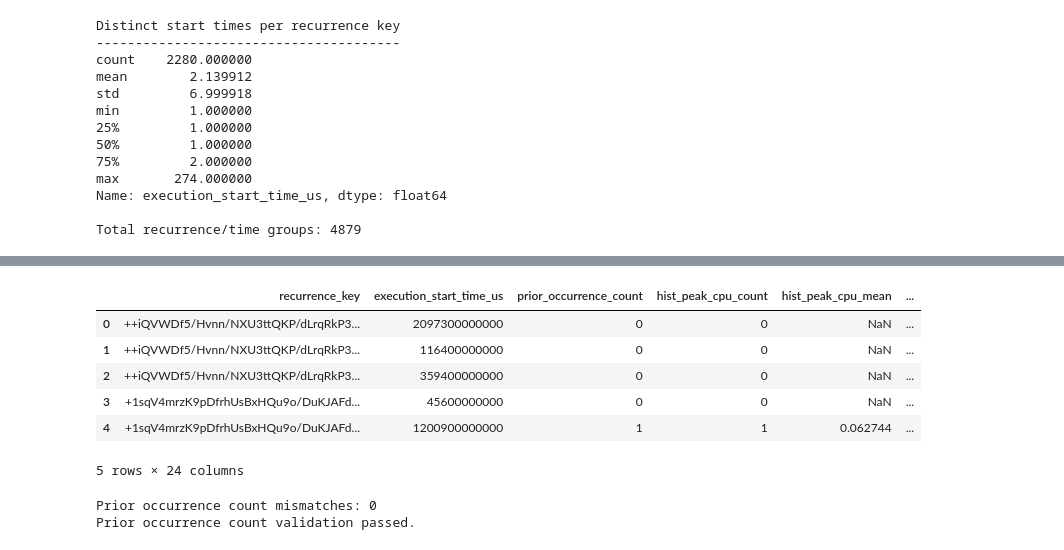
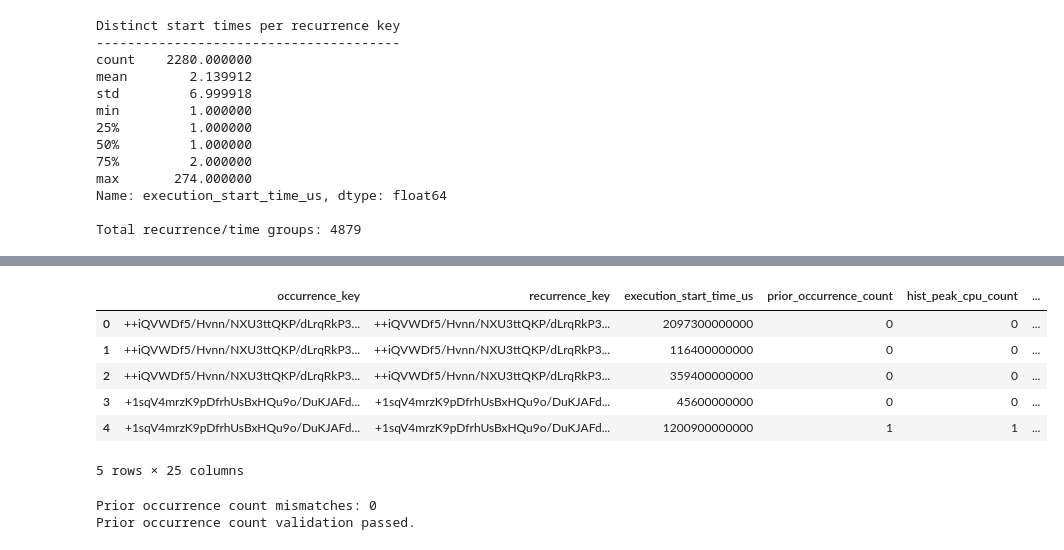
Before and after one commit to sonalilonkar1/masters-project, a Jupyter notebook: pipelines/google_subset/03_buildProfilesAndMetrics.ipynb, the cells around one changed output, grey strips where cells are left out. Drawn from its saved outputs; the diff is of its cells as text; code cells hidden in the pictures.

```diff
--- a/pipelines/google_subset/03_buildProfilesAndMetrics.ipynb
+++ b/pipelines/google_subset/03_buildProfilesAndMetrics.ipynb
@@ -285,66 +679,42 @@ Name: execution_start_time_us, dtype: float64
 
 Total recurrence/time groups: 4879
 # %%
-# Build occurrence-level data
-
-# An occurrence is defined by:
-# recurrence_key + execution_start_time_us
-#
-# CPU and memory use the maximum value across all execution
-# rows belonging to the same occurrence.
-occurrences = (
-    history
-    .groupby(
-        ["recurrence_key", "execution_start_time_us"],
-        as_index=False
-    )
-    .agg(
-        # The occurrence is complete only when all execution rows
-        # in that occurrence have completed.
-        occurrence_end_time_us=("execution_end_time_us", "max"),
-
-        # Occurrence-level resource values
-        occurrence_peak_cpu_ncu=("peak_cpu_ncu", "max"),
-        occurrence_peak_memory_normalized=("peak_memory_normalized", "max"),
-
-        # Keep runtime available for the existing runtime profiles
-        occurrence_runtime_sec=("runtime_sec", "max"),
-
-        # Useful for validating how many execution rows were
-        # collapsed into each occurrence
-        execution_row_count=("execution_id", "size"),
-    )
-)
+# Build point-in-time historical profiles
+# Use the corrected occurrence-level metrics constructed earlier
+# Do NOT rebuild occurrences from execution-level maxima
 occurrences = occurrences.sort_values(
     ["recurrence_key", "execution_start_time_us"]
 ).reset_index(drop=True)
 
-# Historical resource fields to profile
+assert occurrences["occurrence_key"].is_unique
+assert len(occurrences) == 4879
+
+# Fields used to calculate historical statistics
 profile_fields = {
     "occurrence_peak_cpu_ncu": "hist_peak_cpu",
     "occurrence_peak_memory_normalized": "hist_peak_memory",
     "occurrence_runtime_sec": "hist_runtime",
 }
 
-# Build point-in-time historical profiles
 historical_profiles = []
 
 for recurrence_key, group in occurrences.groupby(
     "recurrence_key",
-    sort=False
+    sort=False,
 ):
+    group = group.sort_values("execution_start_time_us")
 
-    group = group.sort_values("execution_start_time_us")
     for _, current_occurrence in group.iterrows():
         start_time = current_occurrence["execution_start_time_us"]
-        # Only PRIOR OCCURRENCES that were fully completed by the
-        # current occurrence's start time are available as history.
+
+        # Only prior, fully completed occurrences are eligible
         prior_occurrences = group[
             (group["execution_start_time_us"] < start_time)
             & (group["occurrence_end_time_us"] <= start_time)
         ]
 
         record = {
+            "occurrence_key": current_occurrence["occurrence_key"],
             "recurrence_key": recurrence_key,
             "execution_start_time_us": start_time,
             "prior_occurrence_count": len(prior_occurrences),
@@ -352,6 +722,7 @@ for recurrence_key, group in occurrences.groupby(
 
         for field, prefix in profile_fields.items():
             values = prior_occurrences[field].dropna()
+
             record[f"{prefix}_count"] = len(values)
 
             if len(values) > 0:
@@ -371,13 +742,20 @@ for recurrence_key, group in occurrences.groupby(
 
         historical_profiles.append(record)
 
+historical_profiles = pd.DataFrame(historical_profiles)
 
-historical_profiles = pd.DataFrame(historical_profiles)
+# Validate historical profile construction
+assert len(historical_profiles) == len(occurrences)
+assert historical_profiles["occurrence_key"].is_unique
+assert historical_profiles["occurrence_key"].notna().all()
+
+print("Historical profile construction")
+print("-------------------------------")
 print(f"Execution rows: {len(history):,}")
 print(f"Unique occurrences: {len(occurrences):,}")
-print(
-    f"Created {len(historical_profiles):,} "
-    "point-in-time occurrence-level historical profiles."
-)
+print(f"Historical profiles: {len(historical_profiles):,}")
+
+print("\nHistorical profile construction passed.")
+
 historical_profiles.head()
 # %% [output]
@@ -387,8 +769,8 @@ Created 4,879 point-in-time occurrence-level historical profiles.
-|  | recurrence_key | execution_start_time_us | prior_occurrence_count | hist_peak_cpu_count | hist_peak_cpu_mean | ... |
-| 0 | ++iQVWDf5/Hvnn/NXU3ttQKP/dLrqRkP3... | 2097300000000 | 0 | 0 | NaN | ... |
-| 1 | ++iQVWDf5/Hvnn/NXU3ttQKP/dLrqRkP3... | 116400000000 | 0 | 0 | NaN | ... |
-| 2 | ++iQVWDf5/Hvnn/NXU3ttQKP/dLrqRkP3... | 359400000000 | 0 | 0 | NaN | ... |
-| 3 | +1sqV4mrzK9pDfrhUsBxHQu9o/DuKJAFd... | 45600000000 | 0 | 0 | NaN | ... |
-| 4 | +1sqV4mrzK9pDfrhUsBxHQu9o/DuKJAFd... | 1200900000000 | 1 | 1 | 0.062744 | ... |
+|  | occurrence_key | recurrence_key | execution_start_time_us | prior_occurrence_count | hist_peak_cpu_count | ... |
+| 0 | ++iQVWDf5/Hvnn/NXU3ttQKP/dLrqRkP3... | ++iQVWDf5/Hvnn/NXU3ttQKP/dLrqRkP3... | 2097300000000 | 0 | 0 | ... |
+| 1 | ++iQVWDf5/Hvnn/NXU3ttQKP/dLrqRkP3... | ++iQVWDf5/Hvnn/NXU3ttQKP/dLrqRkP3... | 116400000000 | 0 | 0 | ... |
+| 2 | ++iQVWDf5/Hvnn/NXU3ttQKP/dLrqRkP3... | ++iQVWDf5/Hvnn/NXU3ttQKP/dLrqRkP3... | 359400000000 | 0 | 0 | ... |
+| 3 | +1sqV4mrzK9pDfrhUsBxHQu9o/DuKJAFd... | +1sqV4mrzK9pDfrhUsBxHQu9o/DuKJAFd... | 45600000000 | 0 | 0 | ... |
+| 4 | +1sqV4mrzK9pDfrhUsBxHQu9o/DuKJAFd... | +1sqV4mrzK9pDfrhUsBxHQu9o/DuKJAFd... | 1200900000000 | 1 | 1 | ... |
-5 rows × 24 columns
+5 rows × 25 columns
 # %%
```
Also changed, not shown: parts of 28 cells of this notebook.
